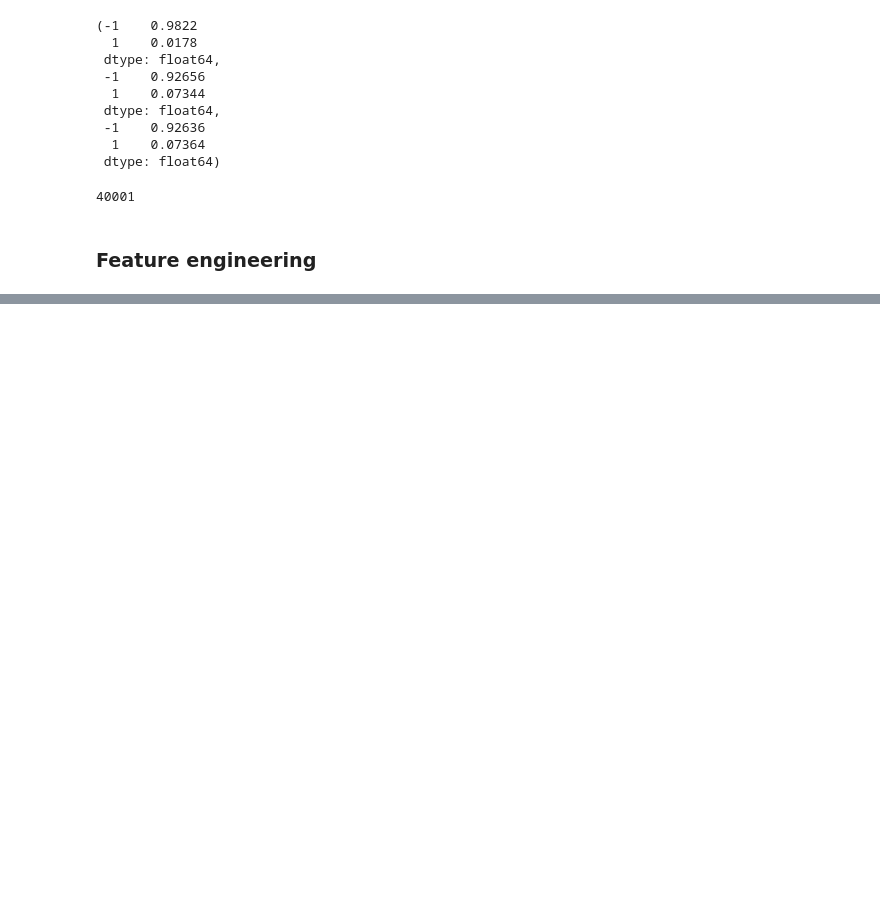
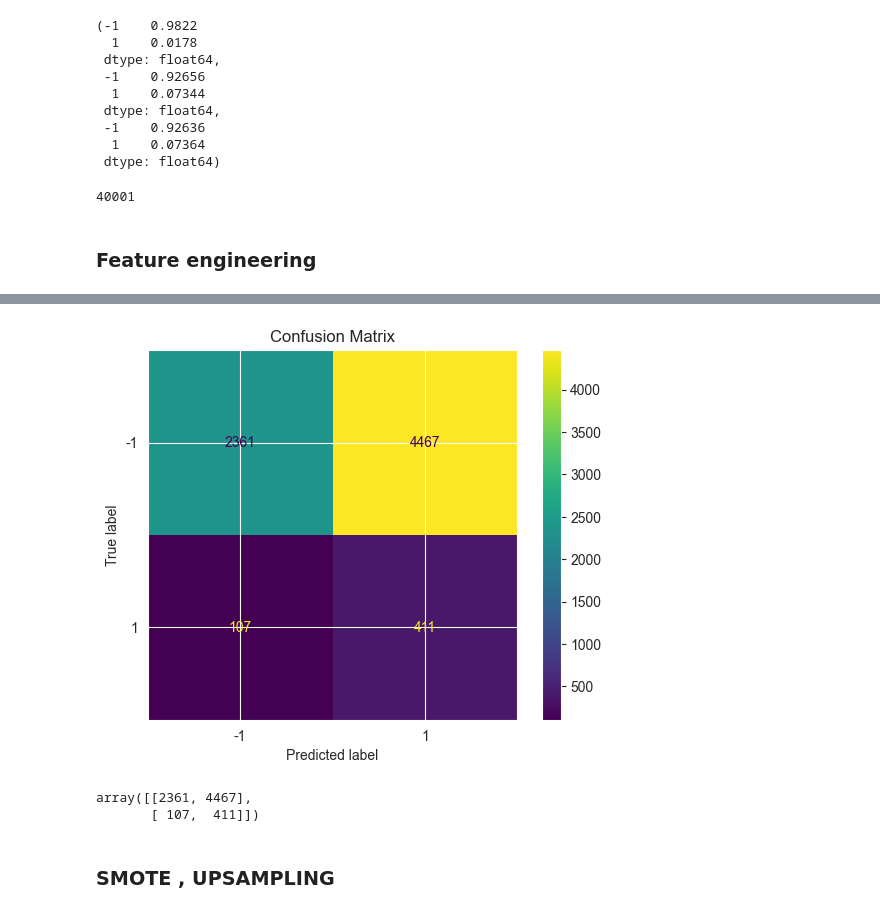
Before and after one commit to harimadhavan2000/P1, a Jupyter notebook: first_cut.ipynb, the cells around one changed output, grey strips where cells are left out. Cells and saved outputs as stored; diff of their text form; code cells hidden in the pictures; blank space fills up the shorter version.

```diff
--- a/first_cut.ipynb
+++ b/first_cut.ipynb
@@ -133,0 +172,4 @@ array(['1K8T', 'z3mO', 'mKeq', 'JA1C'], dtype=object)
+# %%
+sample_weights = np.zeros(len(y_train_churn_numeric)).reshape(-1,1)
+sample_weights[y_train_churn_numeric == -1] = 0.5
+sample_weights[y_train_churn_numeric == 1] = 9.1
@@ -133,0 +180,2 @@ array(['1K8T', 'z3mO', 'mKeq', 'JA1C'], dtype=object)
+# %%
+cv_results = cv.fit(X_train_churn_numeric.values,y_train_churn_numeric.ravel(),sample_weight = sample_weights.reshape(-1,))
@@ -133,0 +186,2 @@ array(['1K8T', 'z3mO', 'mKeq', 'JA1C'], dtype=object)
+# %%
+predictions = cv.predict(X_val_churn_numeric)
@@ -133,0 +196,15 @@ array(['1K8T', 'z3mO', 'mKeq', 'JA1C'], dtype=object)
+# %%
+from sklearn.metrics import confusion_matrix, ConfusionMatrixDisplay
+import matplotlib.pyplot as plt
+cm = confusion_matrix(y_val_churn_numeric, predictions, labels=cv.classes_)
+disp = ConfusionMatrixDisplay(confusion_matrix=cm, display_labels=cv.classes_)
+disp.plot()
+plt.title("Confusion Matrix")
+plt.show()
+# %% [output]
+[figure, added]
+# %%
+cm
+# %% [output]
+array([[2361, 4467],
+       [ 107,  411]])
@@ -133,0 +213,2 @@ array(['1K8T', 'z3mO', 'mKeq', 'JA1C'], dtype=object)
+# %% [markdown]
+### SMOTE , UPSAMPLING
```
Also changed, not shown: parts of 49 cells of this notebook.
